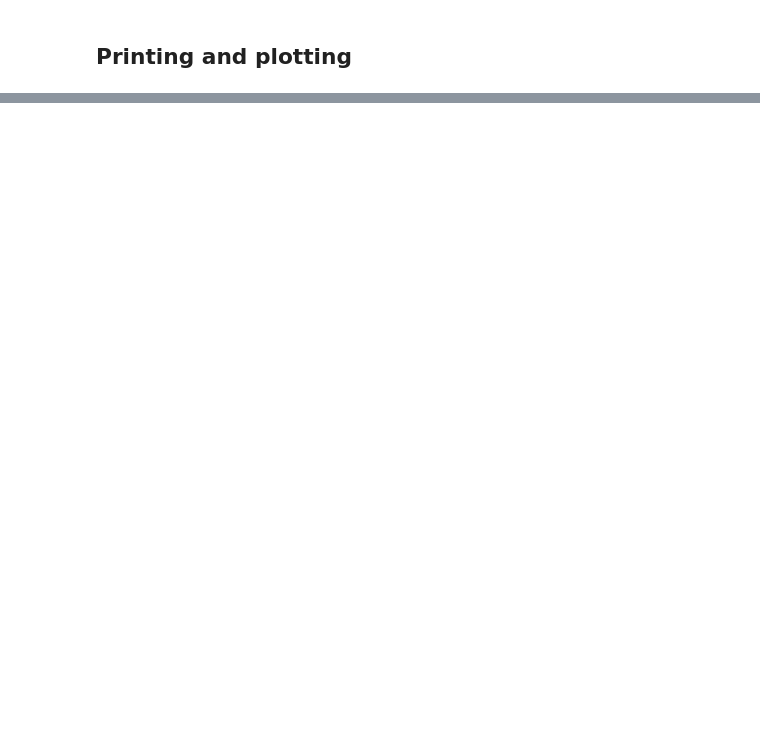
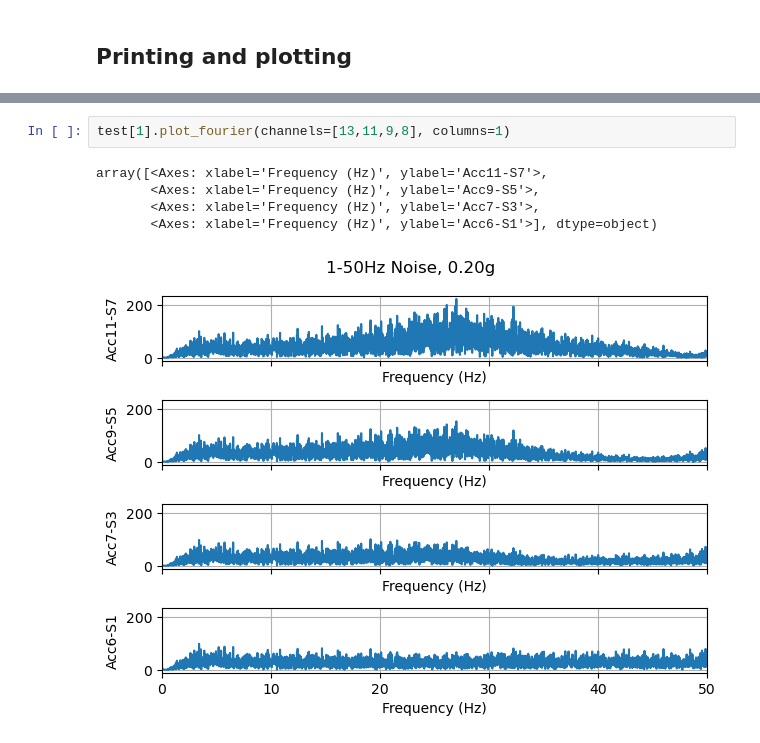
Before and after one commit to dkaramitros/pyDySP, a Jupyter notebook: example_equals.ipynb, the cells around one changed output, grey strips where cells are left out. Saved outputs shown, nothing was run; the diff lists cells and outputs as text; blank space fills up the shorter version.

```diff
--- a/example_equals.ipynb
+++ b/example_equals.ipynb
@@ -150,0 +133,8 @@ Text(0, 0.5, 'Sand (300,682)')
+# %%
+test[1].plot_fourier(channels=[13,11,9,8], columns=1)
+# %% [output]
+array([<Axes: xlabel='Frequency (Hz)', ylabel='Acc11-S7'>,
+       <Axes: xlabel='Frequency (Hz)', ylabel='Acc9-S5'>,
+       <Axes: xlabel='Frequency (Hz)', ylabel='Acc7-S3'>,
+       <Axes: xlabel='Frequency (Hz)', ylabel='Acc6-S1'>], dtype=object)
+[figure, added]
```
Also changed, not shown: parts of 8 cells of this notebook, 1 other file.
